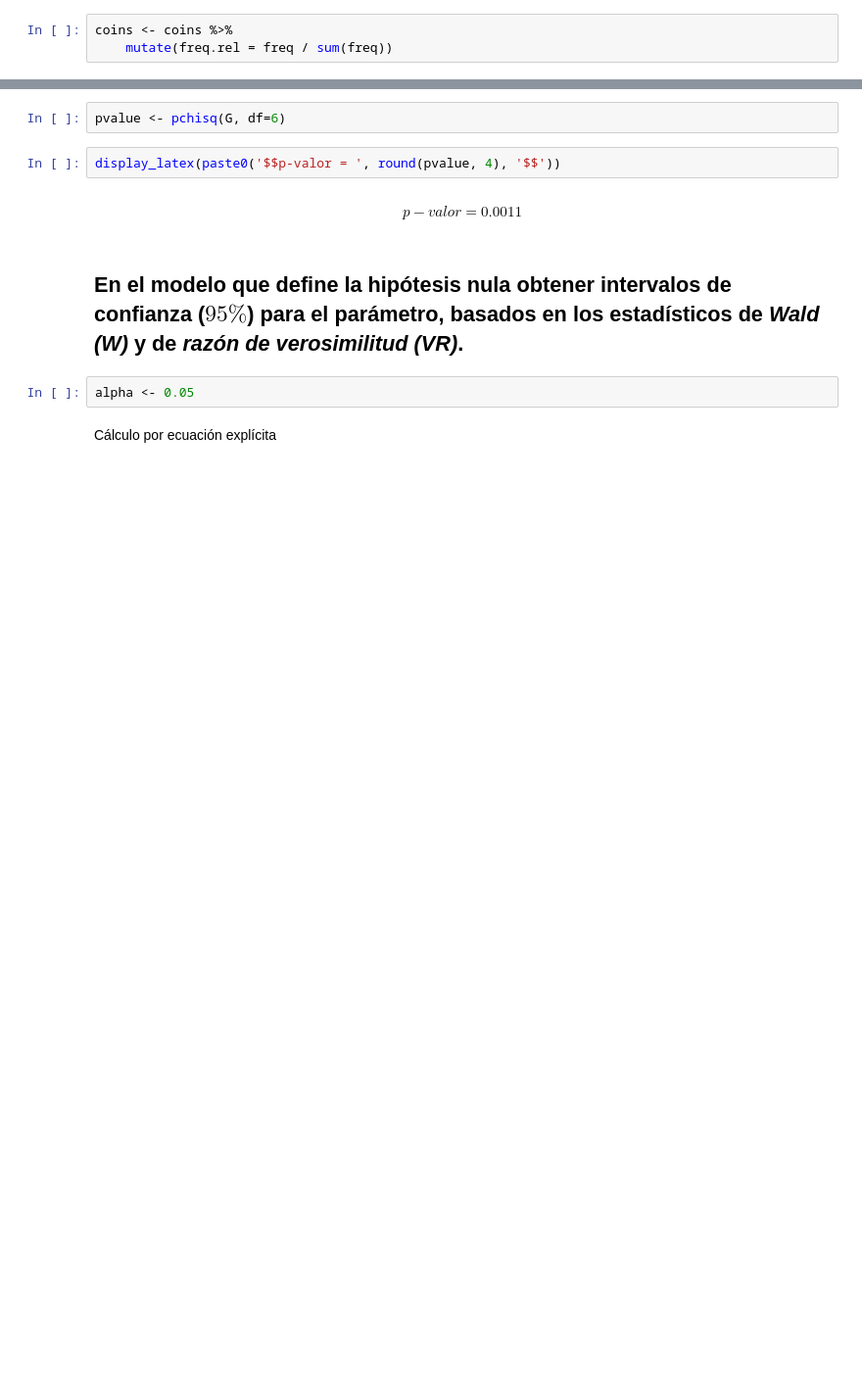
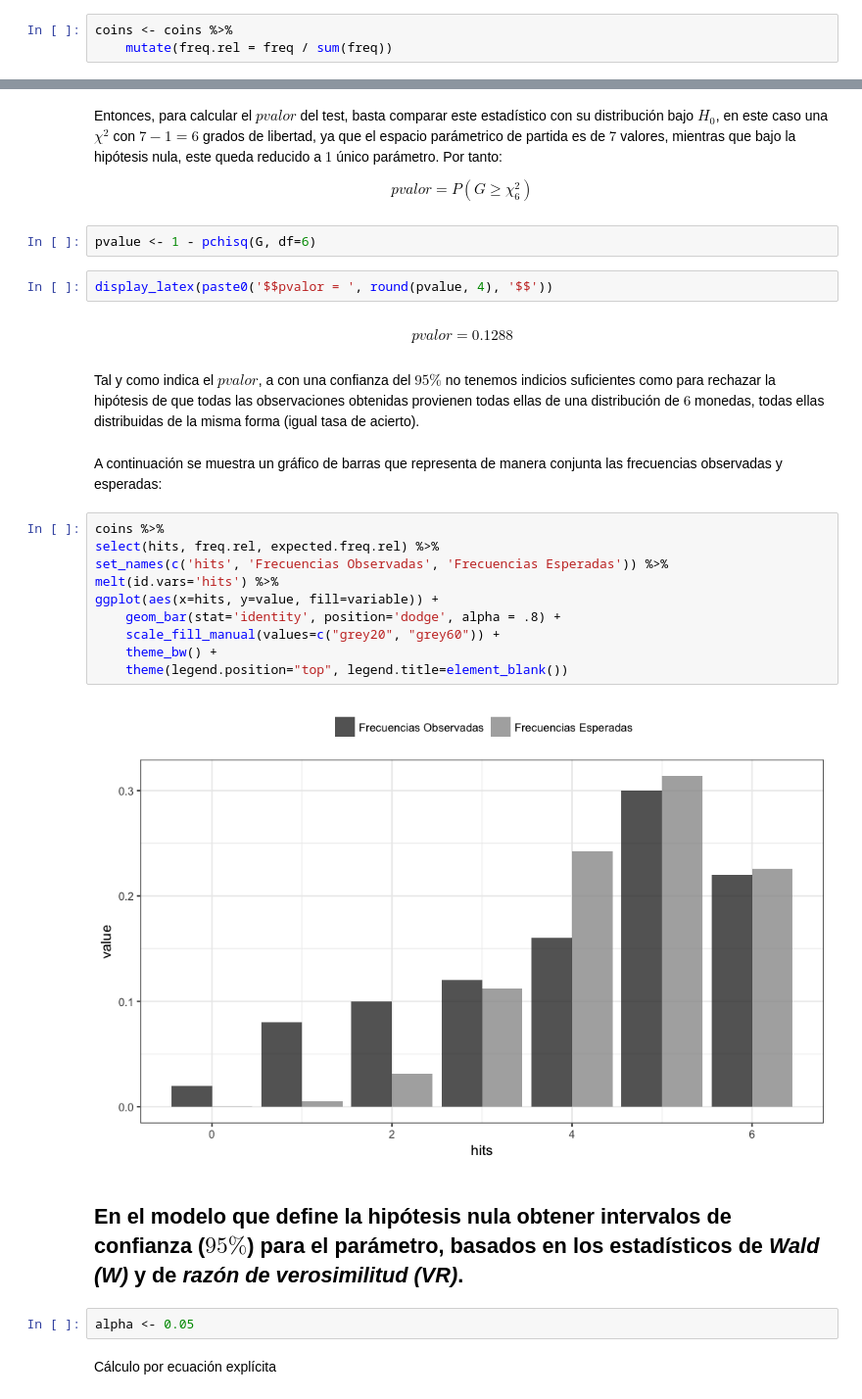
Before and after one commit to garciparedes/likelihood-exercises, a Jupyter notebook: task-1/notebook.ipynb, the cells around one changed output, grey strips where cells are left out. Shown at 98% size. Drawn from its saved outputs; the diff is of its cells as text; blank space fills up the shorter version.

```diff
--- a/task-1/notebook.ipynb
+++ b/task-1/notebook.ipynb
@@ -92,9 +135,29 @@ $$G = 0.3906$$
+# %% [markdown]
+Entonces, para calcular el $pvalor$ del test, basta comparar este estadístico con su distribución bajo $H_0$, en este caso una $\chi^2$ con $7 - 1 = 6$ grados de libertad, ya que el espacio parámetrico de partida es de $7$ valores, mientras que bajo la hipótesis nula, este queda reducido a $1$ único parámetro. Por tanto:
+
+$$pvalor = P(G \geq \chi_6^2)$$
 # %%
-pvalue <- pchisq(G, df=6)
+pvalue <- 1 - pchisq(G, df=6)
 # %%
-display_latex(paste0('$$p-valor = ', round(pvalue, 4), '$$'))
+display_latex(paste0('$$pvalor = ', round(pvalue, 4), '$$'))
 # %% [output]
-$$p-valor = 0.0011$$
+$$pvalor = 0.1288$$
+# %% [markdown]
+Tal y como indica el $pvalor$, a con una confianza del $95\%$ no tenemos indicios suficientes como para rechazar la hipótesis de que todas las observaciones obtenidas provienen todas ellas de una distribución de $6$ monedas, todas ellas distribuidas de la misma forma (igual tasa de acierto).
+# %% [markdown]
+A continuación se muestra un gráfico de barras que representa de manera conjunta las frecuencias observadas y esperadas:
+# %%
+coins %>%
+select(hits, freq.rel, expected.freq.rel) %>%
+set_names(c('hits', 'Frecuencias Observadas', 'Frecuencias Esperadas')) %>%
+melt(id.vars='hits') %>%
+ggplot(aes(x=hits, y=value, fill=variable)) +
+    geom_bar(stat='identity', position='dodge', alpha = .8) +
+    scale_fill_manual(values=c("grey20", "grey60")) +
+    theme_bw() +
+    theme(legend.position="top", legend.title=element_blank())
+# %% [output]
+[figure, added]
 # %% [markdown]
 ## En el modelo que define la hipótesis nula obtener intervalos de confianza ($95\%$) para el parámetro, basados en los estadísticos de *Wald (W)* y de *razón de verosimilitud (VR)*.
 # %%
```
Also changed, not shown: parts of 29 cells of this notebook, 2 other files.
